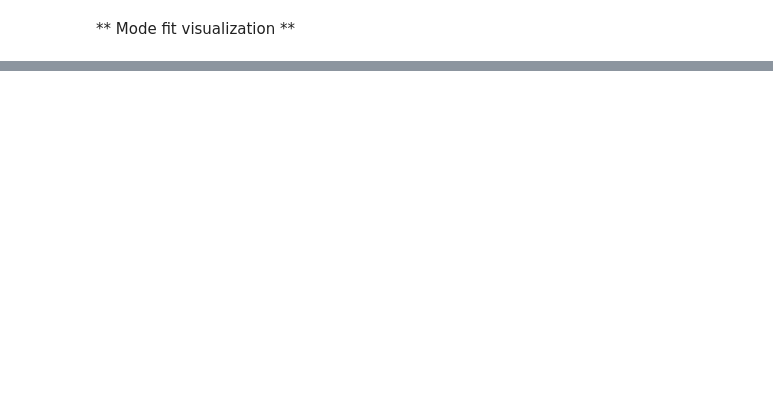
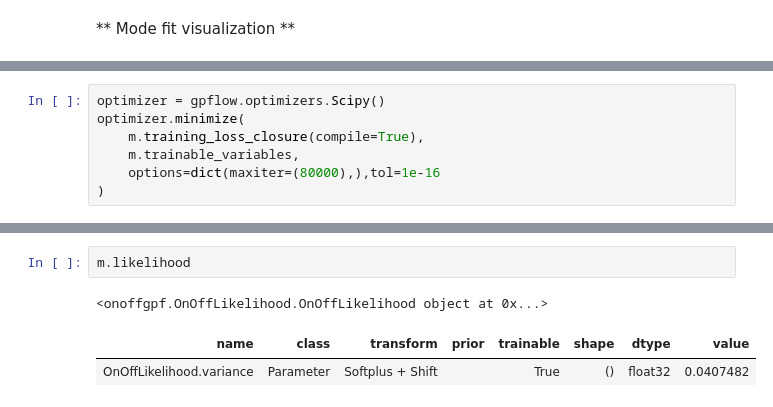
Before and after one commit to kheuton/zero-inflated-gp, a Jupyter notebook: zero-inflated-gpflow.ipynb, the cells around one changed output, grey strips where cells are left out. Drawn from its saved outputs; the diff is of its cells as text; blank space fills up the shorter version.

```diff
--- a/zero-inflated-gpflow.ipynb
+++ b/zero-inflated-gpflow.ipynb
@@ -68,0 +178,7 @@ PlotOnOff1D(m)
+# %%
+optimizer = gpflow.optimizers.Scipy()
+optimizer.minimize(
+    m.training_loss_closure(compile=True),
+    m.trainable_variables,
+    options=dict(maxiter=(80000),),tol=1e-16
+)
@@ -68,0 +203,6 @@ PlotOnOff1D(m)
+# %%
+m.likelihood
+# %% [output]
+<onoffgpf.OnOffLikelihood.OnOffLikelihood object at 0x...>
+| name | class | transform | prior | trainable | shape | dtype | value |
+| OnOffLikelihood.variance | Parameter | Softplus + Shift |  | True | () | float32 | 0.0407482 |
```
Also changed, not shown: parts of 43 cells of this notebook, 4 other files.
